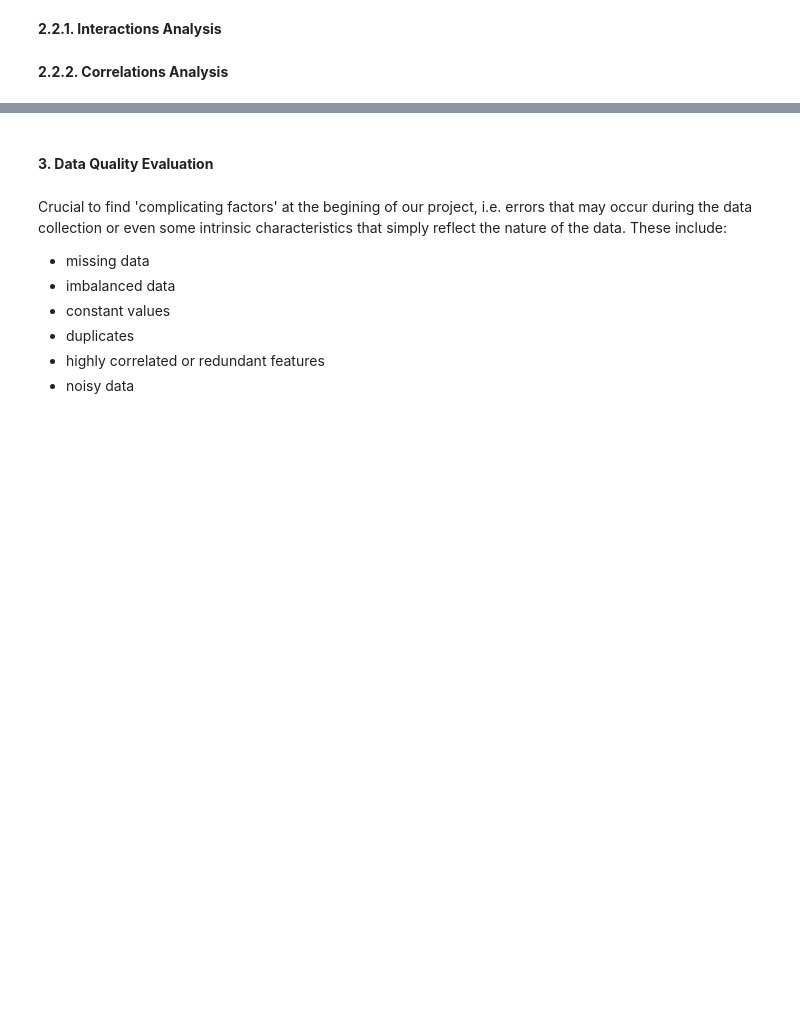
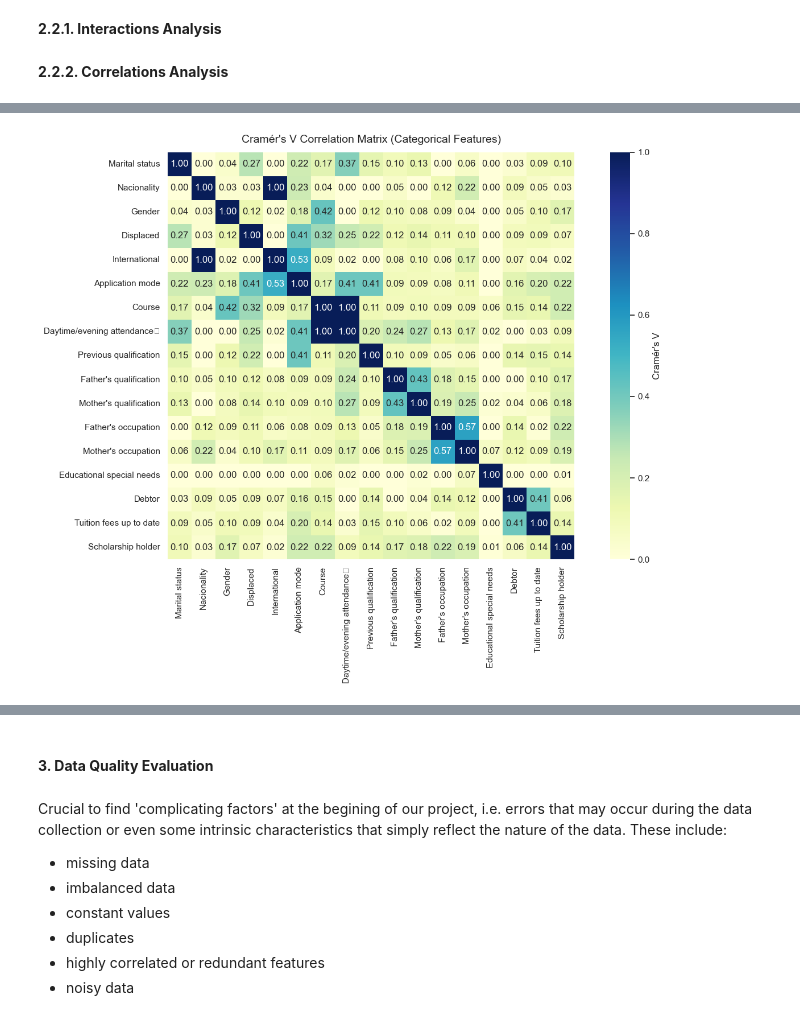
Before and after one commit to gjoliveira/XAI_ling-TAAC, a Jupyter notebook: notebook_sara.ipynb, the cells around one changed output, grey strips where cells are left out. Drawn from its saved outputs; the diff is of its cells as text; code cells hidden in the pictures; blank space fills up the shorter version.

```diff
--- a/notebook_sara.ipynb
+++ b/notebook_sara.ipynb
@@ -264,0 +346,4 @@ categorical_features = categorical_demographic + categorical_academic_background
+# %%
+categorical_correlation_matrix(df, categorical_features)
+# %% [output]
+[figure, added]
```
Also changed, not shown: parts of 4 cells of this notebook.
